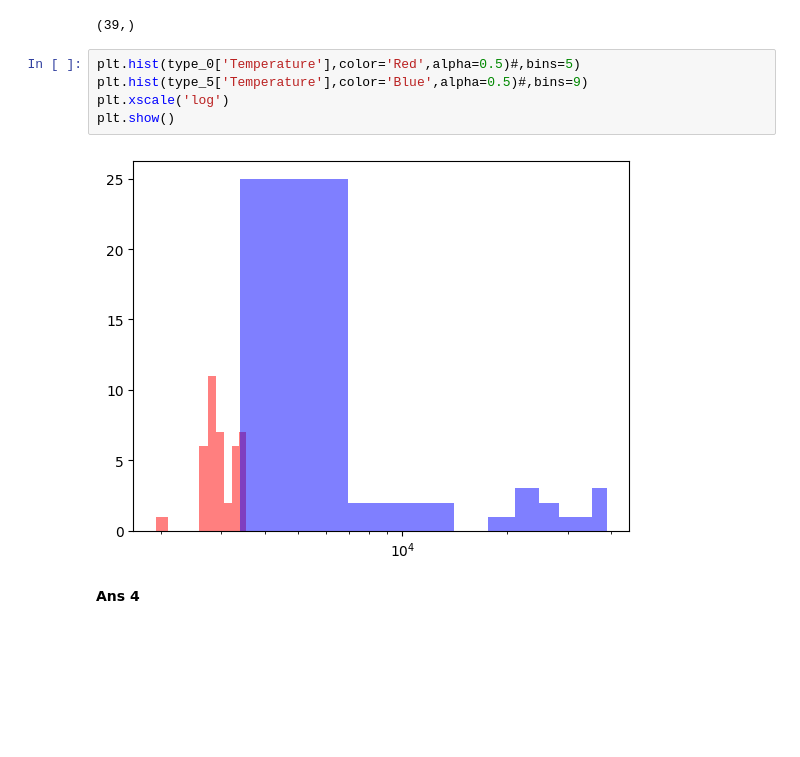
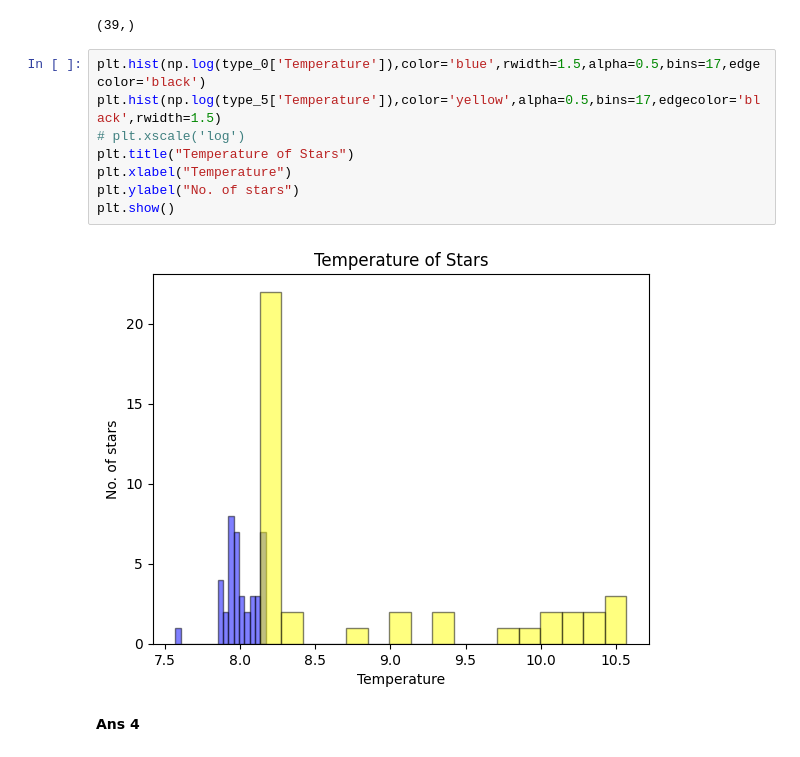
Before and after one commit to sandeep1847e/Neural_Network_1, a Jupyter notebook: Star_Classification_Using_NN.ipynb, the cells around one changed output. Cells and saved outputs as stored; diff of their text form; blank space fills up the shorter version.

```diff
--- a/Star_Classification_Using_NN.ipynb
+++ b/Star_Classification_Using_NN.ipynb
@@ -134,12 +134,15 @@ type_5['Temperature'].unique().shape
 # %% [output]
 (39,)
 # %%
-plt.hist(type_0['Temperature'],color='Red',alpha=0.5)#,bins=5)
-plt.hist(type_5['Temperature'],color='Blue',alpha=0.5)#,bins=9)
-plt.xscale('log')
+plt.hist(np.log(type_0['Temperature']),color='blue',rwidth=1.5,alpha=0.5,bins=17,edgecolor='black')
+plt.hist(np.log(type_5['Temperature']),color='yellow',alpha=0.5,bins=17,edgecolor='black',rwidth=1.5)
+# plt.xscale('log')
+plt.title("Temperature of Stars")
+plt.xlabel("Temperature")
+plt.ylabel("No. of stars")
 plt.show()
 # %% [output]
-[figure, old version]
+[figure, new version]
 # %% [markdown]
 **Ans 4**
 # %%
```
Also changed, not shown: parts of 20 cells of this notebook.
